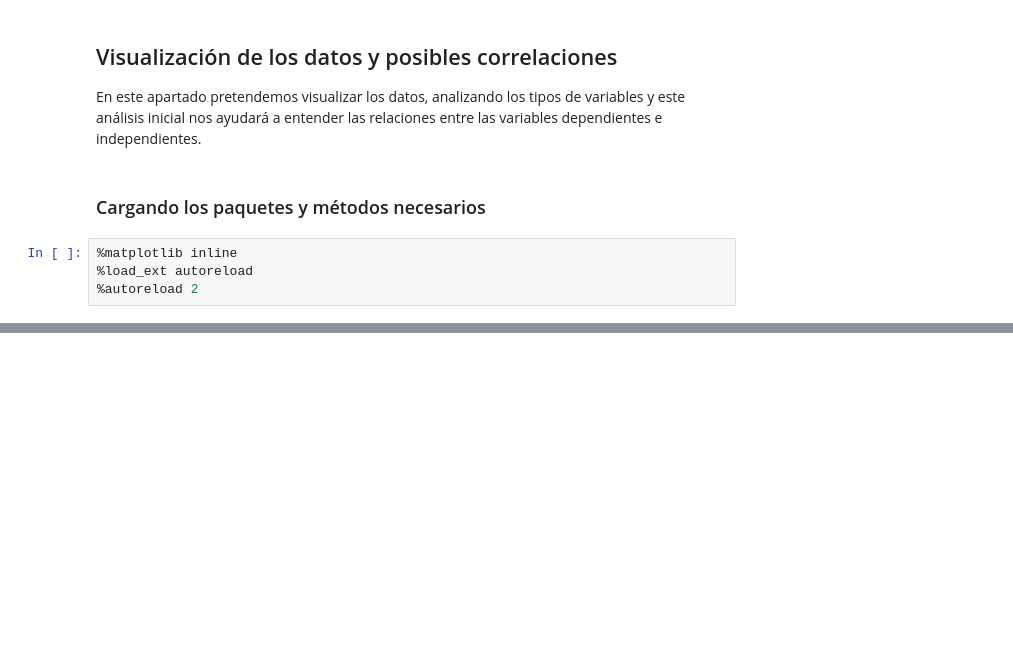
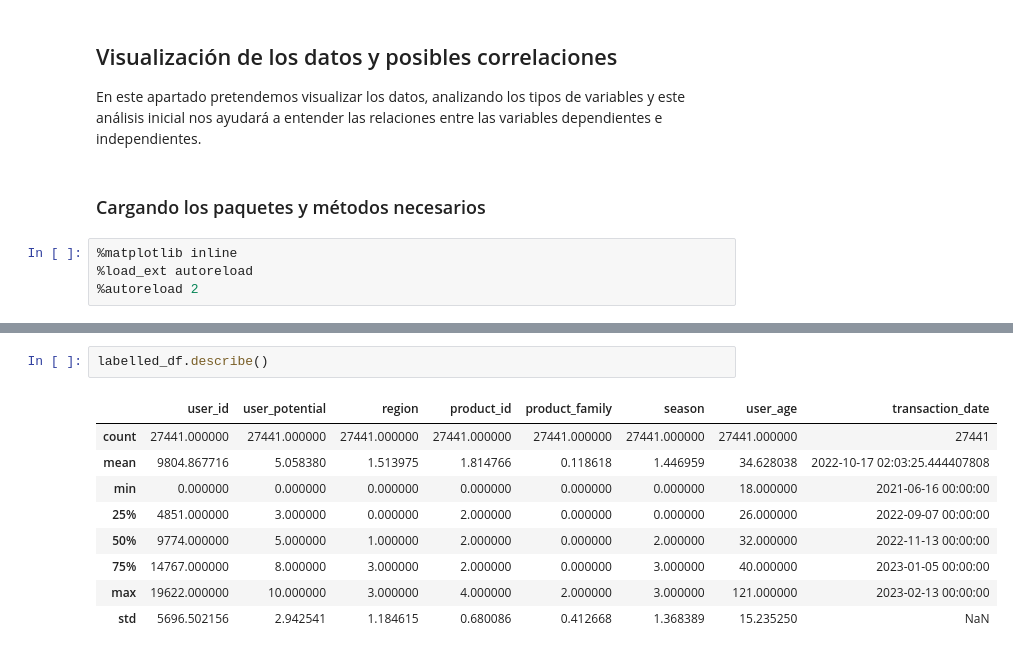
Before and after one commit to joseilberto/isdin_ds_challenge, a Jupyter notebook: isdin_challenge.ipynb, the cells around one changed output, grey strips where cells are left out. Saved outputs shown, nothing was run; the diff lists cells and outputs as text; blank space fills up the shorter version.

```diff
--- a/isdin_challenge.ipynb
+++ b/isdin_challenge.ipynb
@@ -22,0 +68,12 @@ ModuleNotFoundError: No module named 'pkg_resources'
+# %%
+labelled_df.describe()
+# %% [output]
+|  | user_id | user_potential | region | product_id | product_family | season | user_age | transaction_date |
+| count | 27441.000000 | 27441.000000 | 27441.000000 | 27441.000000 | 27441.000000 | 27441.000000 | 27441.000000 | 27441 |
+| mean | 9804.867716 | 5.058380 | 1.513975 | 1.814766 | 0.118618 | 1.446959 | 34.628038 | 2022-10-17 02:03:25.444407808 |
+| min | 0.000000 | 0.000000 | 0.000000 | 0.000000 | 0.000000 | 0.000000 | 18.000000 | 2021-06-16 00:00:00 |
+| 25% | 4851.000000 | 3.000000 | 0.000000 | 2.000000 | 0.000000 | 0.000000 | 26.000000 | 2022-09-07 00:00:00 |
+| 50% | 9774.000000 | 5.000000 | 1.000000 | 2.000000 | 0.000000 | 2.000000 | 32.000000 | 2022-11-13 00:00:00 |
+| 75% | 14767.000000 | 8.000000 | 3.000000 | 2.000000 | 0.000000 | 3.000000 | 40.000000 | 2023-01-05 00:00:00 |
+| max | 19622.000000 | 10.000000 | 3.000000 | 4.000000 | 2.000000 | 3.000000 | 121.000000 | 2023-02-13 00:00:00 |
+| std | 5696.502156 | 2.942541 | 1.184615 | 0.680086 | 0.412668 | 1.368389 | 15.235250 | NaN |
```
Also changed, not shown: parts of 23 cells of this notebook.
